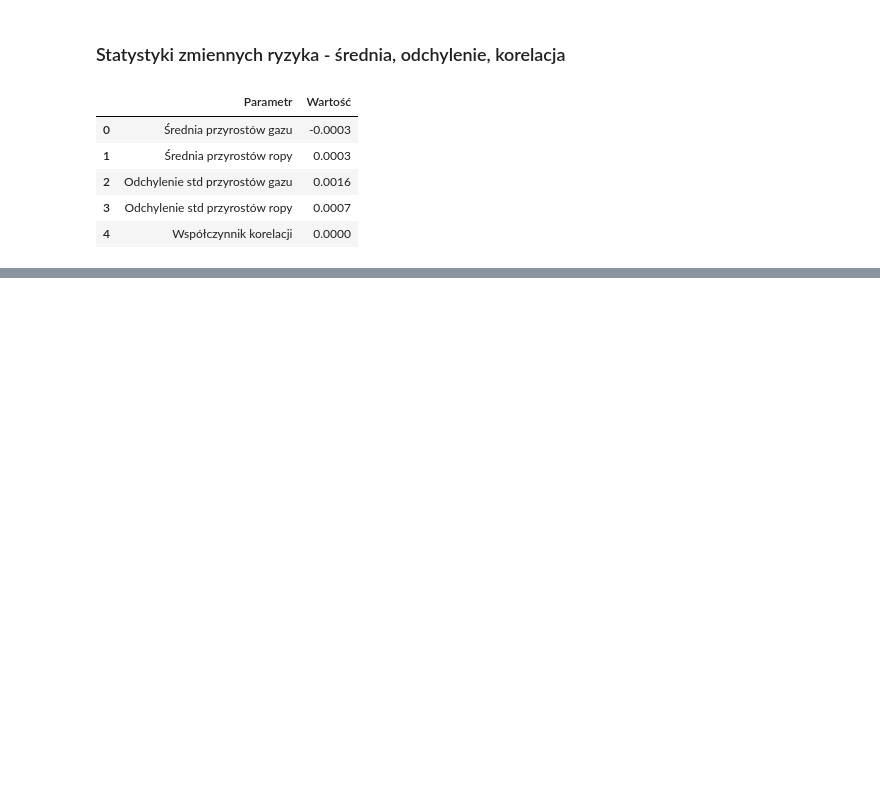
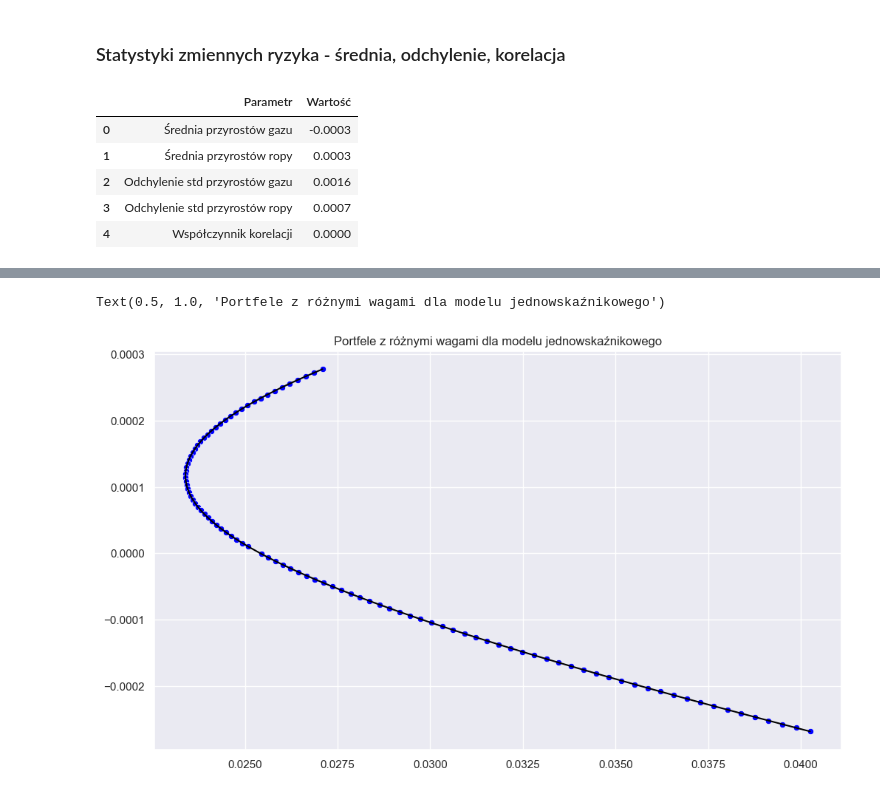
Before and after one commit to mjacobik/ORLEN-risk-management, a Jupyter notebook: Projekt 3 zad 2 cz 1.ipynb, the cells around one changed output, grey strips where cells are left out. Saved outputs shown, nothing was run; the diff lists cells and outputs as text; code cells hidden in the pictures; blank space fills up the shorter version.

Commit message:
portfel z różnymi wagami dla modelu jednowskaznikowego

```diff
--- a/Projekt 3 zad 2 cz 1.ipynb
+++ b/Projekt 3 zad 2 cz 1.ipynb
@@ -291,0 +294,20 @@ mean_std_corr()
+# %%
+space = np.linspace(0, 1, 100)
+wagi = list(zip(space.round(decimals=2), (1-space).round(decimals=2)))
+usd_przyrosty = df_final['przyrosty_log_usdpln']
+# %%
+portfele_residua = pd.DataFrame(index=["waga gaz", "waga ropa", "stopa zwrotu", "ryzyko"])
+
+for waga_gaz, waga_ropa, in wagi:
+    temp_portfel_residua = \
+        waga_gaz*(a_gaz + usd_przyrosty * beta_gaz) + \
+        waga_ropa*(a_ropa + usd_przyrosty* beta_ropa)
+
+    portfele_residua[f"skóra: {waga_gaz}\nguma: {waga_ropa}"] = \
+        [waga_gaz,
+         waga_ropa,
+         np.mean(temp_portfel_residua),
+         np.std(temp_portfel_residua, ddof=1)]
+
+
+portfele_residua.head()
@@ -291,0 +321,9 @@ mean_std_corr()
+# %%
+zwrot_residua = portfele_residua.iloc[2,:].values
+ryzyko_residua = portfele_residua.iloc[3,:].values
+sns.lineplot(x=ryzyko_residua, y=zwrot_residua, color = "black", sort=False)
+sns.scatterplot(x=ryzyko_residua, y=zwrot_residua, color = "blue")
+plt.title("Portfele z różnymi wagami dla modelu jednowskaźnikowego")
+# %% [output]
+Text(0.5, 1.0, 'Portfele z różnymi wagami dla modelu jednowskaźnikowego')
+[figure, added]
```
Also changed, not shown: parts of 2 cells of this notebook.
